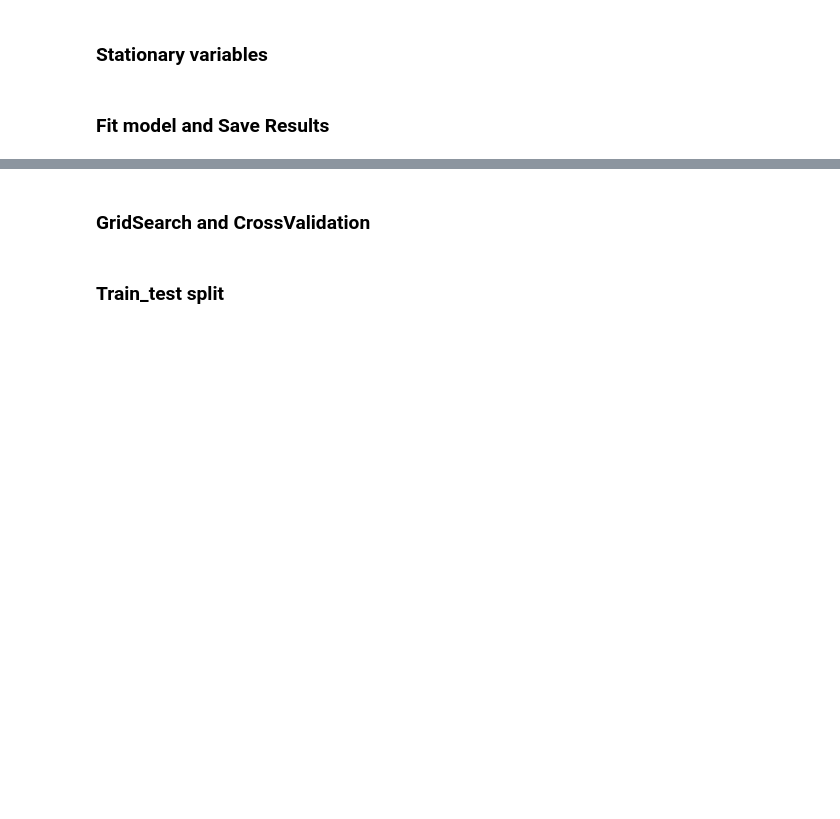
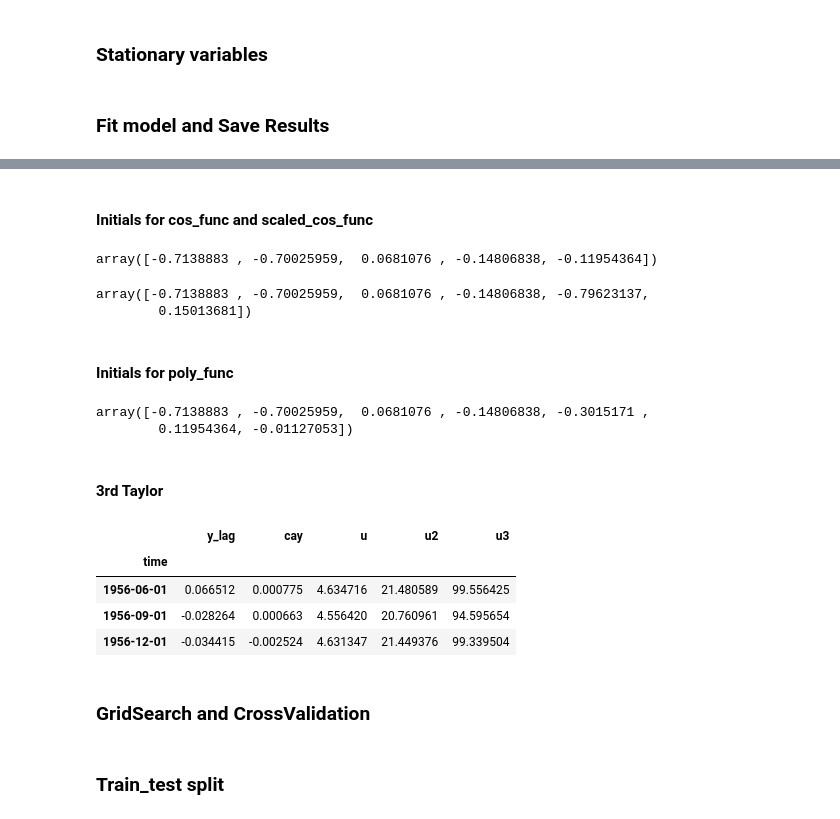
Before and after one commit to fatjudy/Nonlinear-Models-in-Time-Series-Analysis, a Jupyter notebook: Nonlinear Model Estimation.ipynb, the cells around one changed output, grey strips where cells are left out. Drawn from its saved outputs; the diff is of its cells as text; code cells hidden in the pictures; blank space fills up the shorter version.

Commit message:
Finish initial values for f1,2,3,4 and 7.

```diff
--- a/Nonlinear Model Estimation.ipynb
+++ b/Nonlinear Model Estimation.ipynb
@@ -321,4 +254,0 @@ u = single_index(co1)(theta)
-# %%
-station['u'] = u
-X_taylor = station
-X_taylor.head(3)
@@ -340,0 +323,4 @@ LR_O1.intercept_
+# %%
+X_order1 = station
+X_order1['u'] = u
+X_order1.head(3)
@@ -340,0 +350,4 @@ LR_O1.intercept_
+# %%
+X_order2 = X_order1
+X_order2['u2'] = u**2
+X_order2.head(3)
@@ -341,3 +362,38 @@ LR_O1.intercept_
+# %% [markdown]
+#### Initials for cos_func and scaled_cos_func
+# %%
+ini_cos = np.append(np.append(theta,LR_O2.coef_[:d2]), [-LR_O2.coef_[d2]])
+ini_cos
+# %% [output]
+array([-0.7138883 , -0.70025959,  0.0681076 , -0.14806838, -0.11954364])
+# %%
+ini_scaled_cos = np.append(np.append(theta, LR_O2.coef_[:d2]),([-LR_O2.coef_[2]/np.sqrt(
+    -2*LR_O2.coef_[3])], [np.sqrt(-2*LR_O2.coef_[3])]))
+ini_scaled_cos
+# %% [output]
+array([-0.7138883 , -0.70025959,  0.0681076 , -0.14806838, -0.79623137,
+        0.15013681])
+# %% [markdown]
+#### Initials for poly_func
+# %%
+ini_scaled_poly = np.append(np.append(theta, LR_O2.coef_[:d2]),LR_O2.coef_[d2:])
+ini_scaled_poly = np.insert(ini_scaled_poly, 4, LR_O2.intercept_)
+ini_scaled_poly
+# %% [output]
+array([-0.7138883 , -0.70025959,  0.0681076 , -0.14806838, -0.3015171 ,
+        0.11954364, -0.01127053])
+# %% [markdown]
+#### 3rd Taylor
+# %%
+X_order3 = X_order2
+X_order3['u3'] = u**3
+X_order3.head(3)
+# %% [output]
+|  | y_lag | cay | u | u2 | u3 |
+| time |  |  |  |  |  |
+| 1956-06-01 | 0.066512 | 0.000775 | 4.634716 | 21.480589 | 99.556425 |
+| 1956-09-01 | -0.028264 | 0.000663 | 4.556420 | 20.760961 | 94.595654 |
+| 1956-12-01 | -0.034415 | -0.002524 | 4.631347 | 21.449376 | 99.339504 |
 # %% [markdown]
 ### GridSearch and CrossValidation
 # %% [markdown]
```
Also changed, not shown: parts of 36 cells of this notebook, 1 other file.
